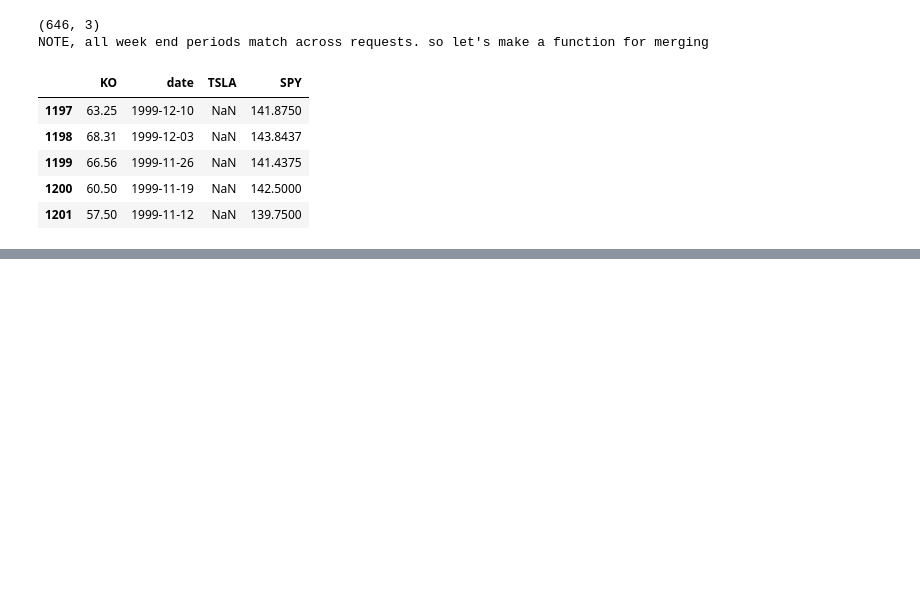
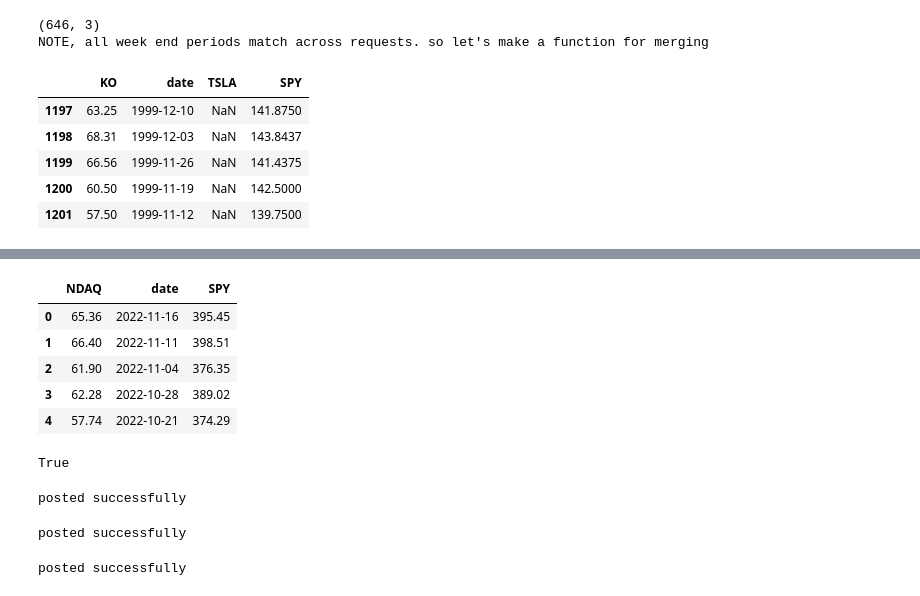
Before and after one commit to MattTheEconomist/Senator-Investments-ETL, a Jupyter notebook: Historical Prices.ipynb, the cells around one changed output, grey strips where cells are left out. Saved outputs shown, nothing was run; the diff lists cells and outputs as text; code cells hidden in the pictures; blank space fills up the shorter version.

```diff
--- a/Historical Prices.ipynb
+++ b/Historical Prices.ipynb
@@ -129,0 +182,17 @@ data requests appear to be working correclty
+# %%
+
+columnLimit = 500
+cumulativeSum = 0
+rez = []
+letterList = list(letterCounts.keys())
+countList = list(letterCounts.values())
+
+# for idx, value in enumerate(countList) :
+for  value in countList :
+    cumulativeSum+= value
+    tableCount = (cumulativeSum//columnLimit)+1
+    rez.append([value, cumulativeSum, tableCount ])
+
+
+letterCountsNew = dict(zip(letterList, rez))
+letterCountsNew
@@ -134,12 +263,11 @@ print("NOTE, all week end periods match across requests. so let's make a functio
 (646, 3)
 NOTE, all week end periods match across requests. so let's make a function for merging
 # %%
+def mergeFrames(frame1, frame2):
+    rows1 = frame1.shape[1]
+    rows2 = frame2.shape[1]
 
-def mergeFrames(frame1, frame2):
-    rows1 = frame1.shape[0]
-    rows2 = frame2.shape[0]
-
-    # always merge left against the bigger frame
+    # always merge left against the frame with more columns
     if rows1 >= rows2:
         largeFrame, shortFrame = frame1, frame2
     else:
@@ -180,0 +457,5 @@ Name: transaction_date, dtype: object
+# %%
+# Before posting, lets add the spy and nasdaq to each dataframe
+
+spyFrame = requestToDataFrame("SPY")
+spyFrame.head()
@@ -180,0 +469,3 @@ Name: transaction_date, dtype: object
+# %%
+nasFrame = requestToDataFrame("NDAQ")
+nasFrame.head()
@@ -180,0 +479,31 @@ Name: transaction_date, dtype: object
+# %%
+indexFrame = mergeFrames(nasFrame, spyFrame)
+indexFrame.head()
+# %% [output]
+|  | NDAQ | date | SPY |
+| 0 | 65.36 | 2022-11-16 | 395.45 |
+| 1 | 66.40 | 2022-11-11 | 398.51 |
+| 2 | 61.90 | 2022-11-04 | 376.35 |
+| 3 | 62.28 | 2022-10-28 | 389.02 |
+| 4 | 57.74 | 2022-10-21 | 374.29 |
+# %%
+AGFrame = mergeFrames(AGFrame, indexFrame)
+HRFrame = mergeFrames(HRFrame, indexFrame)
+SZFrame = mergeFrames(SZFrame, indexFrame)
+
+
+'NDAQ' in AGFrame.columns
+# %% [output]
+True
+# %%
+postDataFrameDB(AGFrame, 'historical_pricesA_G')
+# %% [output]
+posted successfully
+# %%
+postDataFrameDB(HRFrame, 'historical_pricesH_R')
+# %% [output]
+posted successfully
+# %%
+postDataFrameDB(SZFrame, 'historical_pricesS_Z')
+# %% [output]
+posted successfully
```
Also changed, not shown: parts of 34 cells of this notebook.
